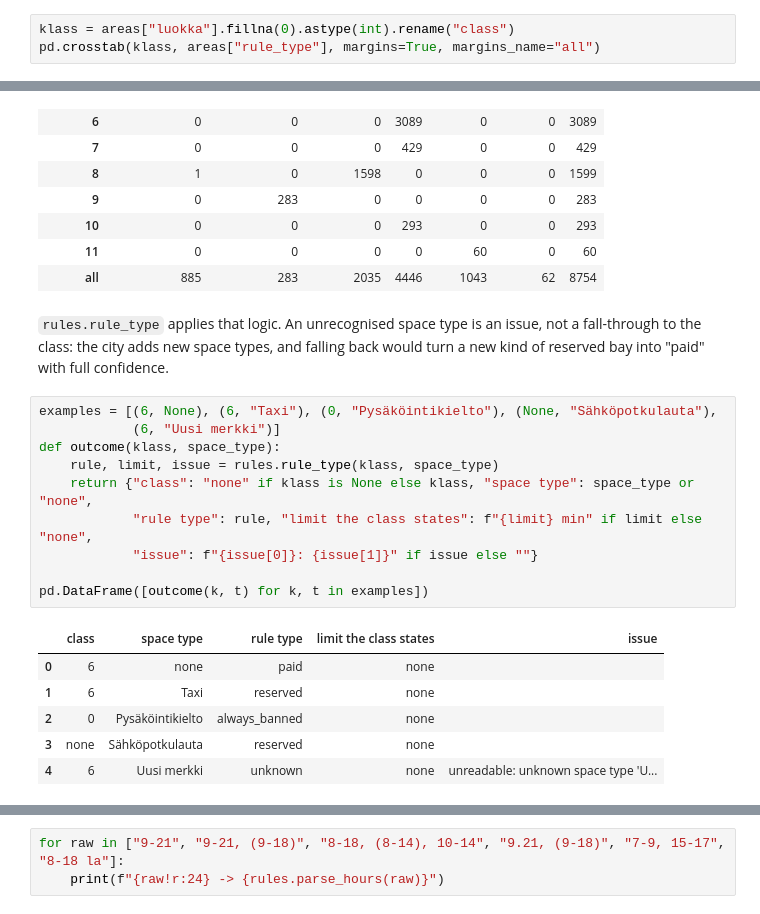
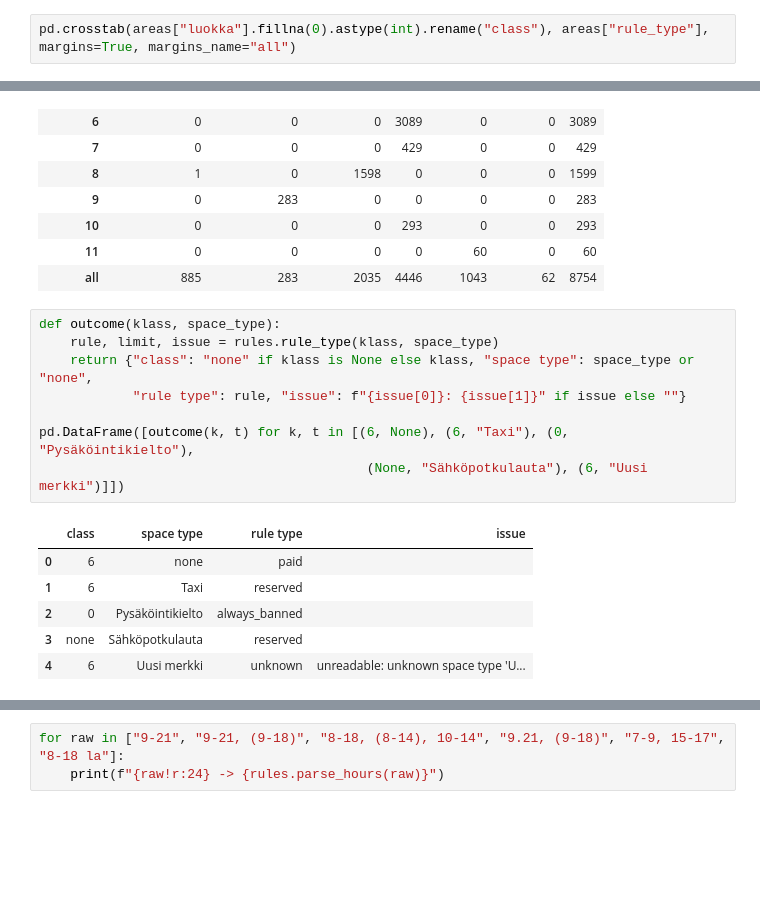
Before and after one commit to tercanfurkan/parkkiko, a Jupyter notebook: notebooks/stages/03_preprocessing.ipynb, the cells around one changed output, grey strips where cells are left out. Saved outputs shown, nothing was run; the diff lists cells and outputs as text; blank space fills up the shorter version.

```diff
--- a/notebooks/stages/03_preprocessing.ipynb
+++ b/notebooks/stages/03_preprocessing.ipynb
@@ -157,6 +103,5 @@ class splits once the space type is taken into account:
 # %%
-klass = areas["luokka"].fillna(0).astype(int).rename("class")
-pd.crosstab(klass, areas["rule_type"], margins=True, margins_name="all")
+pd.crosstab(areas["luokka"].fillna(0).astype(int).rename("class"), areas["rule_type"], margins=True, margins_name="all")
 # %% [output]
 | rule_type | always_banned | banned_hours | free_limited | paid | reserved | unknown | all |
 | class |  |  |  |  |  |  |  |
@@ -173,24 +118,18 @@ pd.crosstab(klass, areas["rule_type"], margins=True, margins_name="all")
 | 10 | 0 | 0 | 0 | 293 | 0 | 0 | 293 |
 | 11 | 0 | 0 | 0 | 0 | 60 | 0 | 60 |
 | all | 885 | 283 | 2035 | 4446 | 1043 | 62 | 8754 |
-# %% [markdown]
-`rules.rule_type` applies that logic. An unrecognised space type is an issue, not a fall-through
-to the class: the city adds new space types, and falling back would turn a new kind of reserved
-bay into "paid" with full confidence.
 # %%
-examples = [(6, None), (6, "Taxi"), (0, "Pysäköintikielto"), (None, "Sähköpotkulauta"),
-            (6, "Uusi merkki")]
 def outcome(klass, space_type):
     rule, limit, issue = rules.rule_type(klass, space_type)
     return {"class": "none" if klass is None else klass, "space type": space_type or "none",
-            "rule type": rule, "limit the class states": f"{limit} min" if limit else "none",
-            "issue": f"{issue[0]}: {issue[1]}" if issue else ""}
+            "rule type": rule, "issue": f"{issue[0]}: {issue[1]}" if issue else ""}
 
-pd.DataFrame([outcome(k, t) for k, t in examples])
+pd.DataFrame([outcome(k, t) for k, t in [(6, None), (6, "Taxi"), (0, "Pysäköintikielto"),
+                                          (None, "Sähköpotkulauta"), (6, "Uusi merkki")]])
 # %% [output]
-|  | class | space type | rule type | limit the class states | issue |
-| 0 | 6 | none | paid | none |  |
-| 1 | 6 | Taxi | reserved | none |  |
-| 2 | 0 | Pysäköintikielto | always_banned | none |  |
-| 3 | none | Sähköpotkulauta | reserved | none |  |
-| 4 | 6 | Uusi merkki | unknown | none | unreadable: unknown space type 'U... |
+|  | class | space type | rule type | issue |
+| 0 | 6 | none | paid |  |
+| 1 | 6 | Taxi | reserved |  |
+| 2 | 0 | Pysäköintikielto | always_banned |  |
+| 3 | none | Sähköpotkulauta | reserved |  |
+| 4 | 6 | Uusi merkki | unknown | unreadable: unknown space type 'U... |
```
Also changed, not shown: parts of 66 cells of this notebook, 2 other files.
